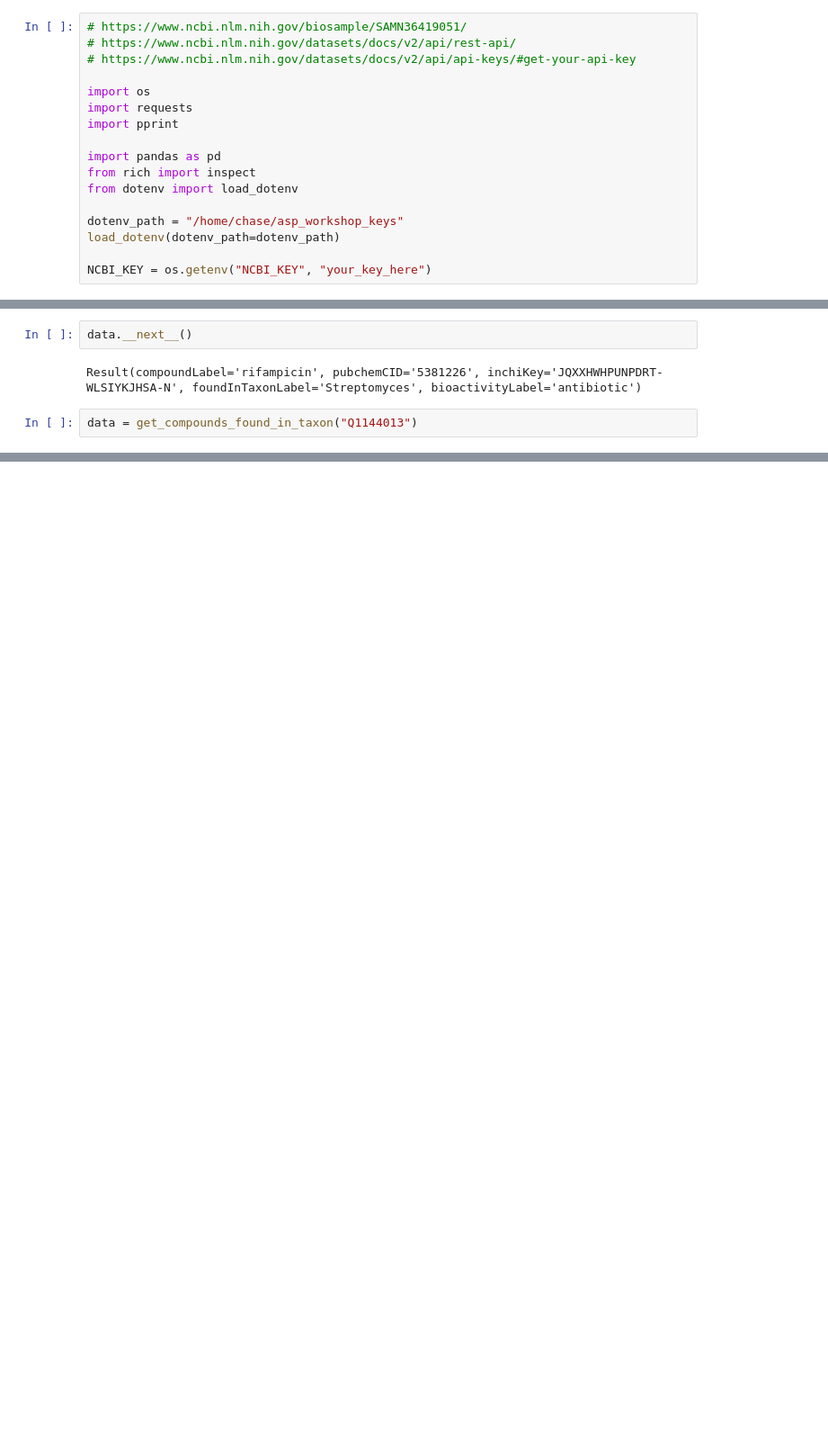
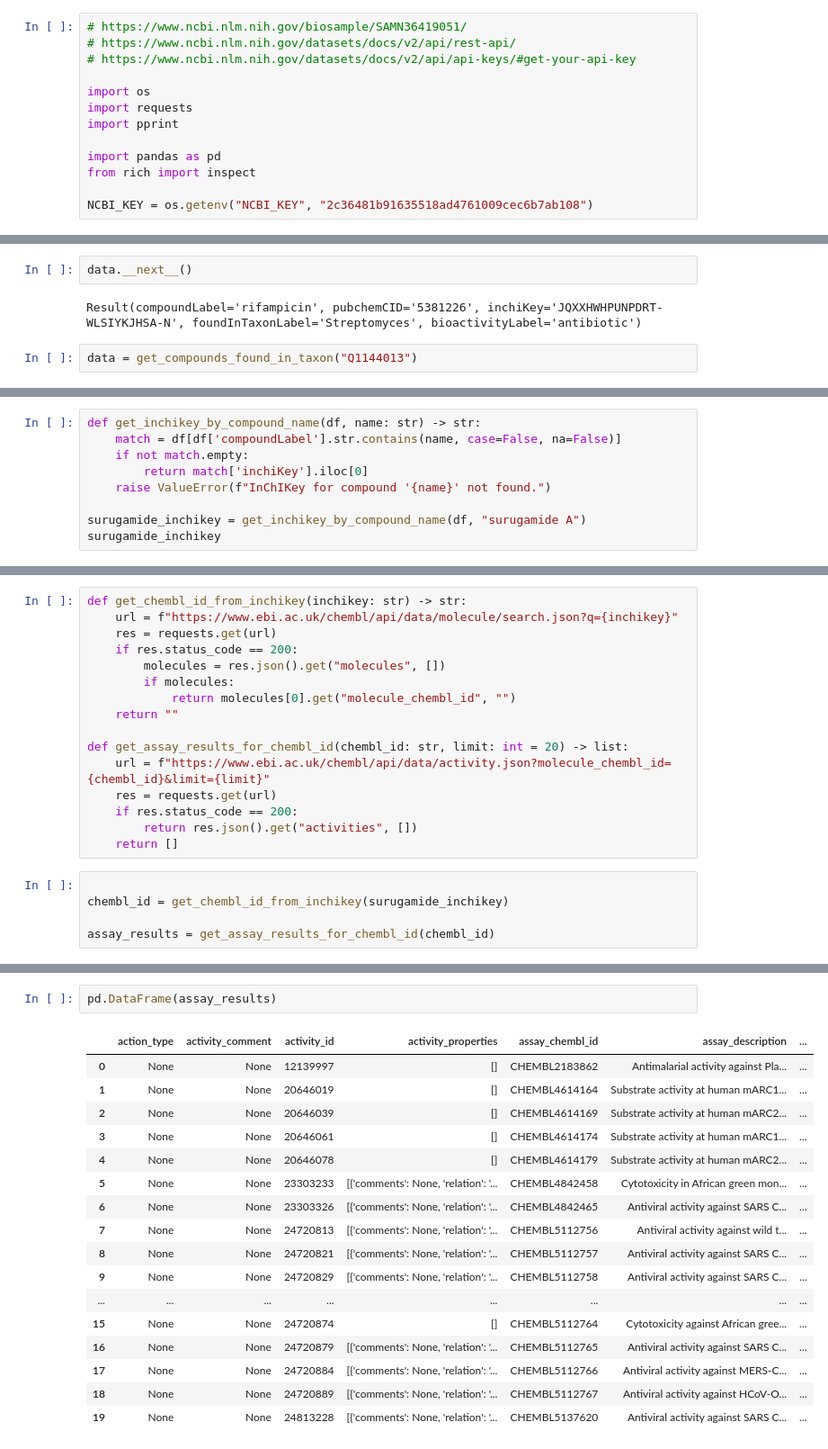
Before and after one commit to Code4NP/asp-workshop-2025, a Jupyter notebook: tutorials/04_ncbi_datasets.ipynb, the cells around one changed output, grey strips where cells are left out. Shown at 90% size. Saved outputs shown, nothing was run; the diff lists cells and outputs as text; blank space fills up the shorter version.

```diff
--- a/tutorials/04_ncbi_datasets.ipynb
+++ b/tutorials/04_ncbi_datasets.ipynb
@@ -9,12 +9,8 @@ import pprint
 
 import pandas as pd
 from rich import inspect
-from dotenv import load_dotenv
 
-dotenv_path = "/home/chase/asp_workshop_keys"
-load_dotenv(dotenv_path=dotenv_path)
-
-NCBI_KEY = os.getenv("NCBI_KEY", "your_key_here")
+NCBI_KEY = os.getenv("NCBI_KEY", "2c36481b91635518ad4761009cec6b7ab108")
 # %%
 class Organism:
     def __init__(self, genome_id):
@@ -476,0 +526,9 @@ df
+# %%
+def get_inchikey_by_compound_name(df, name: str) -> str:
+    match = df[df['compoundLabel'].str.contains(name, case=False, na=False)]
+    if not match.empty:
+        return match['inchiKey'].iloc[0]
+    raise ValueError(f"InChIKey for compound '{name}' not found.")
+
+surugamide_inchikey = get_inchikey_by_compound_name(df, "surugamide A")
+surugamide_inchikey
@@ -476,0 +539,21 @@ df
+# %%
+def get_chembl_id_from_inchikey(inchikey: str) -> str:
+    url = f"https://www.ebi.ac.uk/chembl/api/data/molecule/search.json?q={inchikey}"
+    res = requests.get(url)
+    if res.status_code == 200:
+        molecules = res.json().get("molecules", [])
+        if molecules:
+            return molecules[0].get("molecule_chembl_id", "")
+    return ""
+
+def get_assay_results_for_chembl_id(chembl_id: str, limit: int = 20) -> list:
+    url = f"https://www.ebi.ac.uk/chembl/api/data/activity.json?molecule_chembl_id={chembl_id}&limit={limit}"
+    res = requests.get(url)
+    if res.status_code == 200:
+        return res.json().get("activities", [])
+    return []
+# %%
+
+chembl_id = get_chembl_id_from_inchikey(surugamide_inchikey)
+
+assay_results = get_assay_results_for_chembl_id(chembl_id)
@@ -476,0 +580,20 @@ df
+# %%
+pd.DataFrame(assay_results)
+# %% [output]
+|  | action_type | activity_comment | activity_id | activity_properties | assay_chembl_id | assay_description | ... |
+| 0 | None | None | 12139997 | [] | CHEMBL2183862 | Antimalarial activity against Pla... | ... |
+| 1 | None | None | 20646019 | [] | CHEMBL4614164 | Substrate activity at human mARC1... | ... |
+| 2 | None | None | 20646039 | [] | CHEMBL4614169 | Substrate activity at human mARC2... | ... |
+| 3 | None | None | 20646061 | [] | CHEMBL4614174 | Substrate activity at human mARC1... | ... |
+| 4 | None | None | 20646078 | [] | CHEMBL4614179 | Substrate activity at human mARC2... | ... |
+| 5 | None | None | 23303233 | [{'comments': None, 'relation': '... | CHEMBL4842458 | Cytotoxicity in African green mon... | ... |
+| 6 | None | None | 23303326 | [{'comments': None, 'relation': '... | CHEMBL4842465 | Antiviral activity against SARS C... | ... |
+| 7 | None | None | 24720813 | [{'comments': None, 'relation': '... | CHEMBL5112756 | Antiviral activity against wild t... | ... |
+| 8 | None | None | 24720821 | [{'comments': None, 'relation': '... | CHEMBL5112757 | Antiviral activity against SARS C... | ... |
+| 9 | None | None | 24720829 | [{'comments': None, 'relation': '... | CHEMBL5112758 | Antiviral activity against SARS C... | ... |
+| ... | ... | ... | ... | ... | ... | ... | ... |
+| 15 | None | None | 24720874 | [] | CHEMBL5112764 | Cytotoxicity against African gree... | ... |
+| 16 | None | None | 24720879 | [{'comments': None, 'relation': '... | CHEMBL5112765 | Antiviral activity against SARS C... | ... |
+| 17 | None | None | 24720884 | [{'comments': None, 'relation': '... | CHEMBL5112766 | Antiviral activity against MERS-C... | ... |
+| 18 | None | None | 24720889 | [{'comments': None, 'relation': '... | CHEMBL5112767 | Antiviral activity against HCoV-O... | ... |
+| 19 | None | None | 24813228 | [{'comments': None, 'relation': '... | CHEMBL5137620 | Antiviral activity against SARS C... | ... |
```
Also changed, not shown: parts of 17 cells of this notebook, 3 other files.
